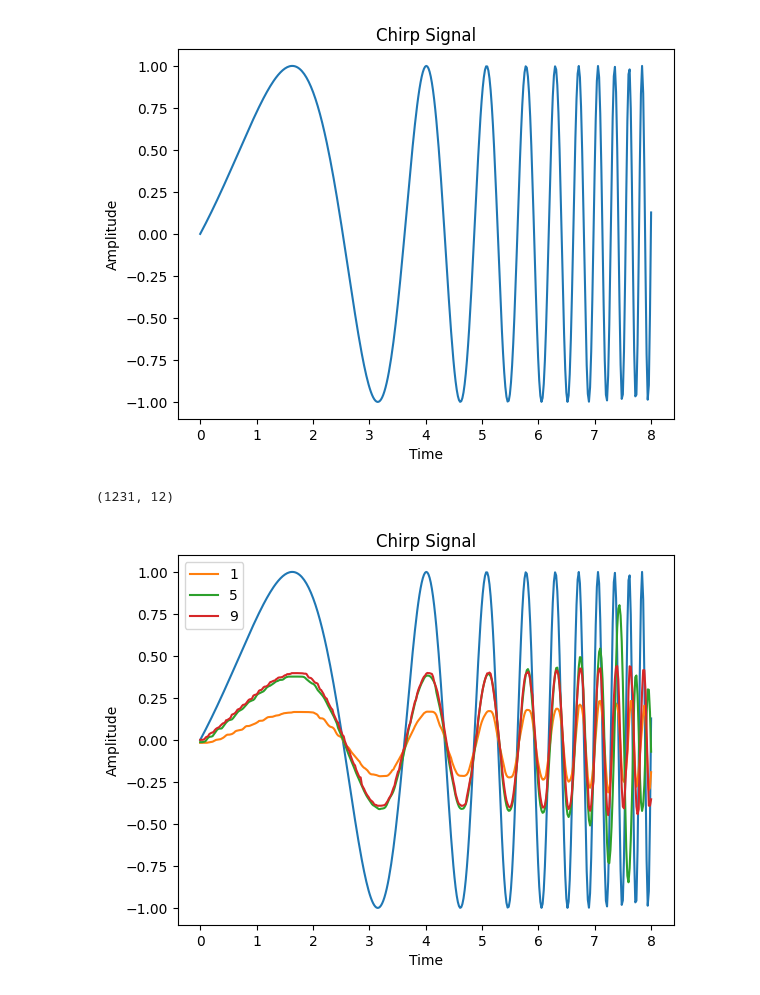
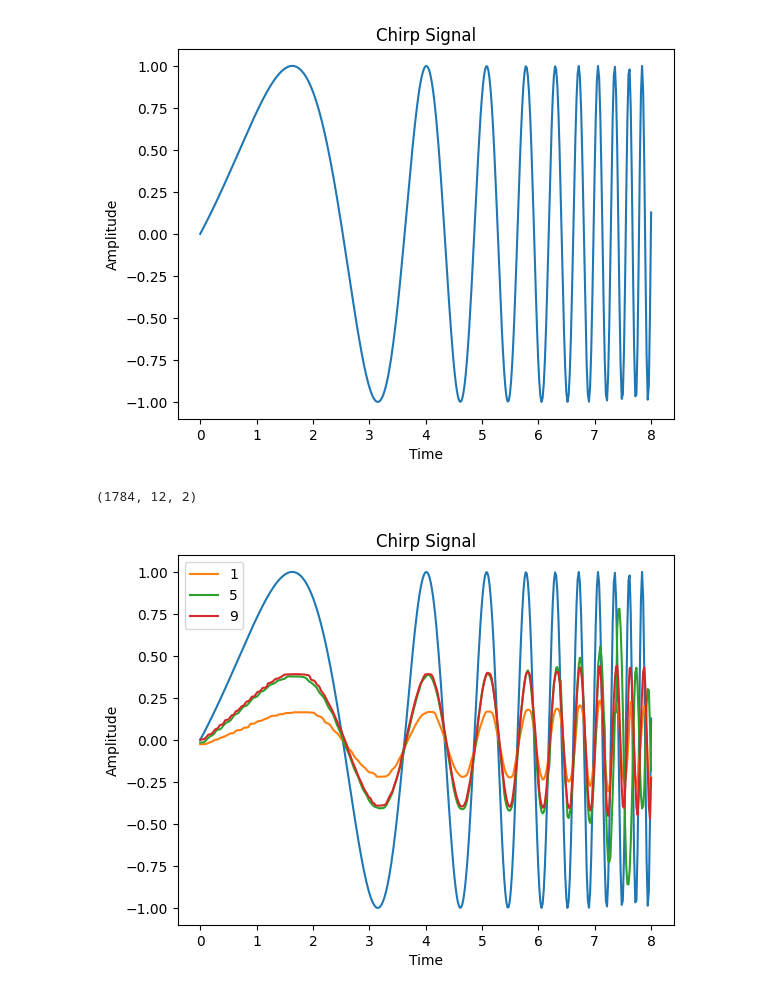
Before and after one commit to Kenjiro-Minamikawa/odrive_test, a Jupyter notebook: script/wave.ipynb, the cells around one changed output. Saved outputs shown, nothing was run; the diff lists cells and outputs as text; code cells hidden in the pictures.

```diff
--- a/script/wave.ipynb
+++ b/script/wave.ipynb
@@ -23,30 +23,32 @@ np.save("chirp_signal.npy", signal)
 # %%
 import numpy as np
 import matplotlib.pyplot as plt
 from scipy.signal import chirp
 
 signal_length_s = int(8)
 dt = 0.02
 
 num_signal = int(signal_length_s / dt)
 t = np.linspace(0, signal_length_s, num_signal)
 
 signal = chirp(t, f0=0.1, f1=5, t1=signal_length_s, method='logarithmic', phi=-90)
 
 real_data = np.load("real_chirp_data.npy")
 print(real_data.shape)
 
+plt.figure()
+
 plt.plot(t, signal)
-plt.plot(t, real_data[:400, 1], label="1")
-plt.plot(t, real_data[:400, 5], label="5")
-plt.plot(t, real_data[:400, 9], label="9")
+plt.plot(t, real_data[:400, 1, 0], label="1")
+plt.plot(t, real_data[:400, 5, 0], label="5")
+plt.plot(t, real_data[:400, 9, 0], label="9")
 plt.title("Chirp Signal")
 plt.xlabel("Time")
 plt.ylabel("Amplitude")
 plt.legend()
 plt.show()
 
 np.save("chirp_signal.npy", signal)
 # %% [output]
-(1231, 12)
+(1784, 12, 2)
-[figure, old version]
+[figure, new version]
```
Also changed, not shown: parts of 1 cell of this notebook, 2 other files.
